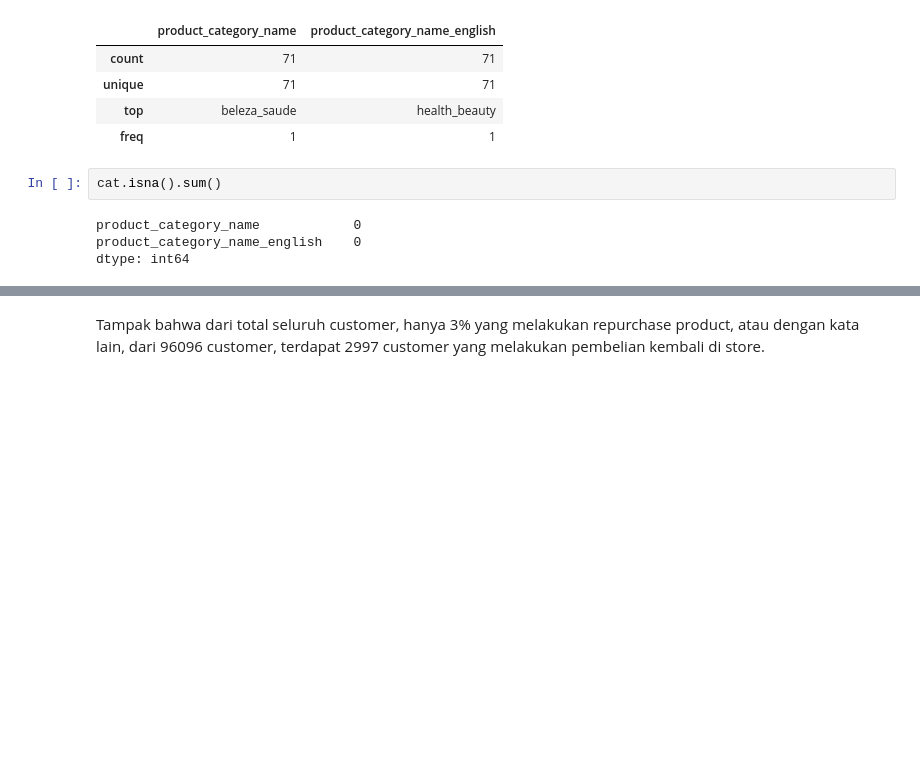
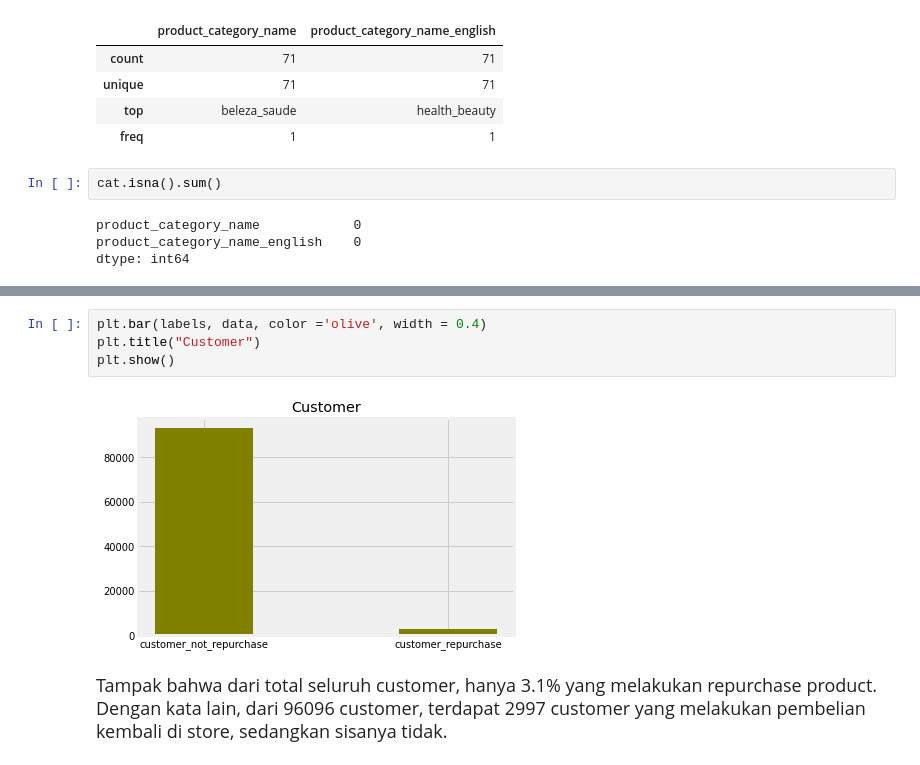
Before and after one commit to latifaahu/kaggle-brazilian, a Jupyter notebook: 03-latifah-hukma-shobiyya.ipynb, the cells around one changed output, grey strips where cells are left out. Saved outputs shown, nothing was run; the diff lists cells and outputs as text; blank space fills up the shorter version.

```diff
--- a/03-latifah-hukma-shobiyya.ipynb
+++ b/03-latifah-hukma-shobiyya.ipynb
@@ -469,2 +485,8 @@ plt.show()
+# %%
+plt.bar(labels, data, color ='olive', width = 0.4)
+plt.title("Customer")
+plt.show()
+# %% [output]
+[figure, added]
 # %% [markdown]
-Tampak bahwa dari total seluruh customer, hanya 3% yang melakukan repurchase product, atau dengan kata lain, dari 96096 customer, terdapat 2997 customer yang melakukan pembelian kembali di store.
+<font size="4">Tampak bahwa dari total seluruh customer, hanya 3.1% yang melakukan repurchase product. Dengan kata lain, dari 96096 customer, terdapat 2997 customer yang melakukan pembelian kembali di store, sedangkan sisanya tidak.</font>
```
Also changed, not shown: parts of 8 cells of this notebook.
